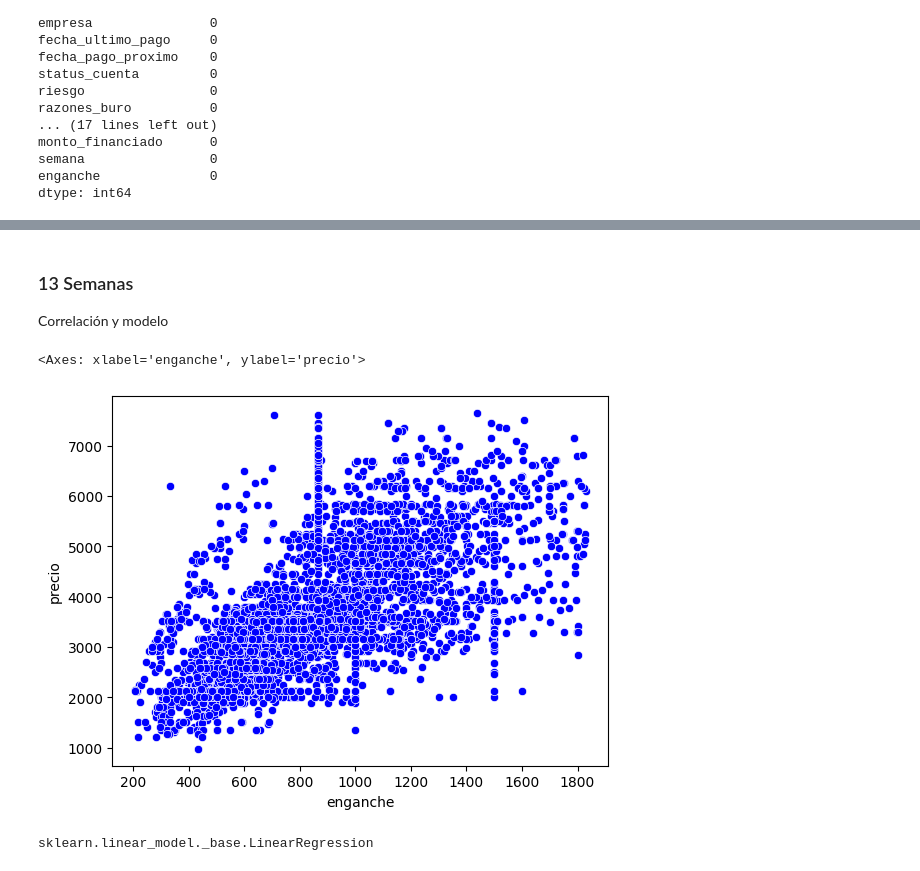
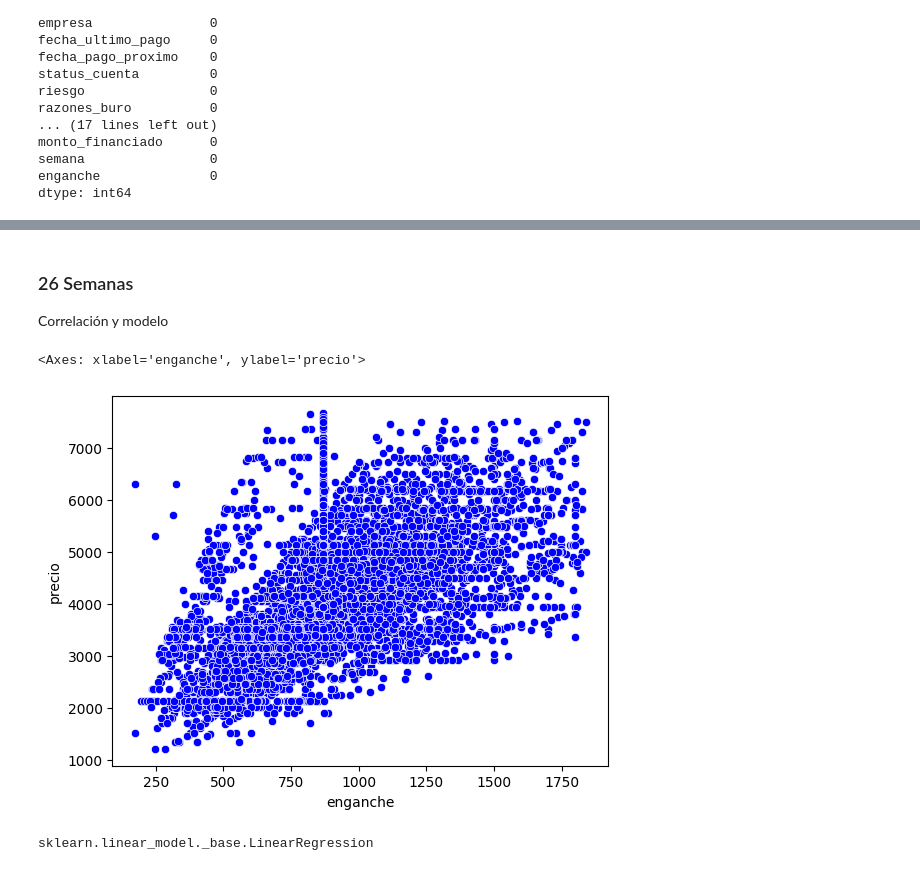
Before and after one commit to Angel353/Act_2_GPPT, a Jupyter notebook: Correlaciones2.ipynb, the cells around one changed output, grey strips where cells are left out. Saved outputs shown, nothing was run; the diff lists cells and outputs as text; code cells hidden in the pictures.

```diff
--- a/Correlaciones2.ipynb
+++ b/Correlaciones2.ipynb
@@ -57,7 +57,7 @@ enganche              0
 dtype: int64
 # %%
 #Filtro por objeto (Primer Filtro)
-Credicel13Sem = Credicel[Credicel["plazo"] == "13S"]
-Credicel13Sem
+Credicel26Sem = Credicel[Credicel["plazo"] == "26S"]
+Credicel26Sem
 # %% [output]
 |  | tag | marca | modelo | plazo | agente_venta | dis_venta | empresa | fecha_ultimo_pago | ... |
@@ -76,16 +76,16 @@ Credicel13Sem
 # %% [markdown]
-### 13 Semanas
+### 26 Semanas
 Correlación y modelo
 # %%
 # Scatter plot entre la variable dependiente (total) e independientes
 # Comportamiento de su dispersión
 
 from turtle import color
 
-sns.scatterplot(x = 'enganche', y = 'precio', color = 'blue', data = Credicel13Sem)
+sns.scatterplot(x = 'enganche', y = 'precio', color = 'blue', data = Credicel26Sem)
 # %% [output]
 <Axes: xlabel='enganche', ylabel='precio'>
-[figure, old version]
+[figure, new version]
 # %%
 # Variable Dependiente e Independiente
 
```
Also changed, not shown: parts of 7 cells of this notebook.
